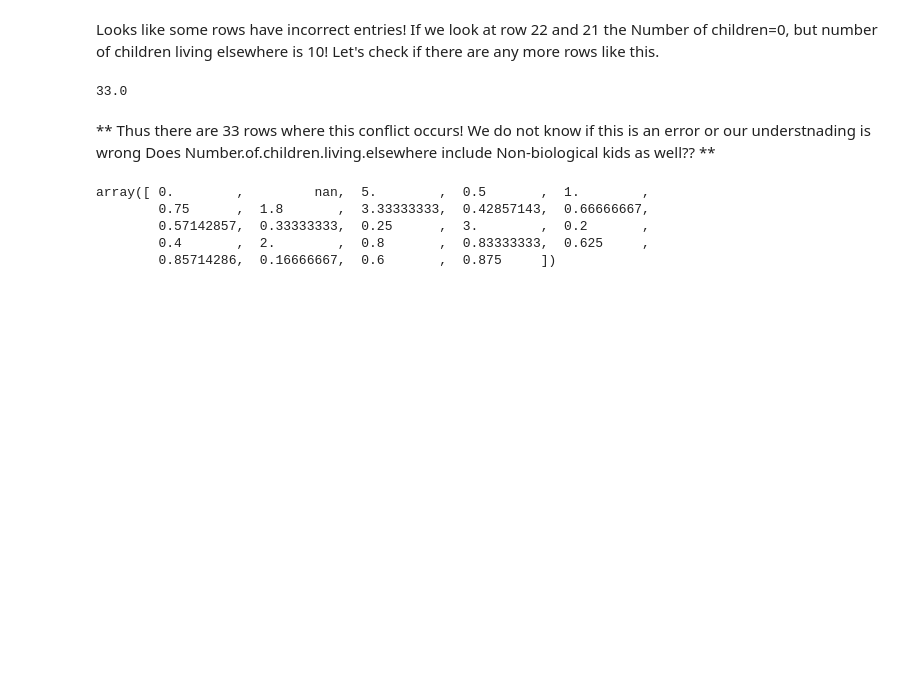
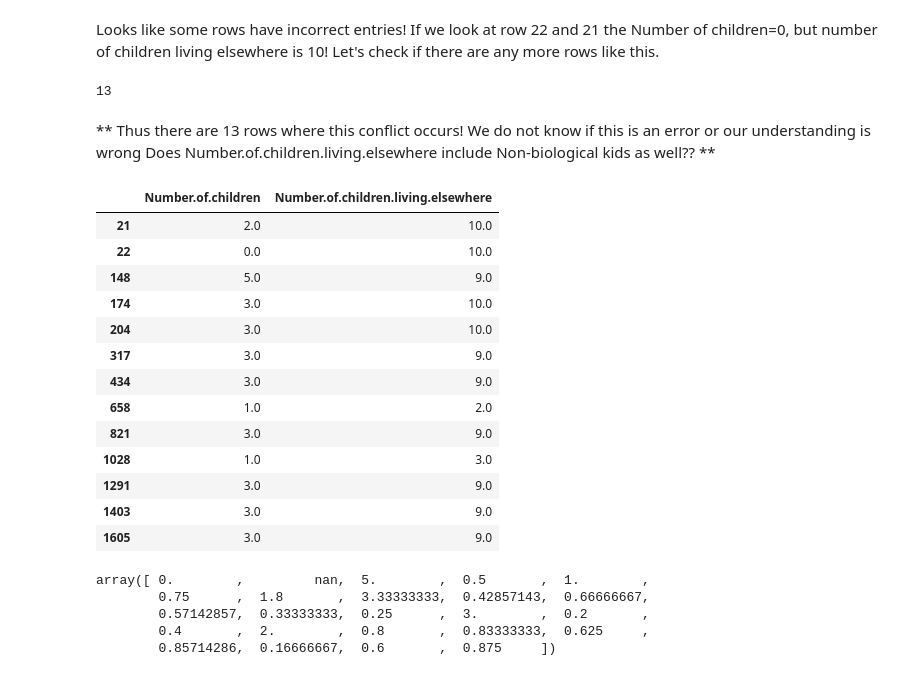
Before and after one commit to nonchalantroy/teamavivo, a Jupyter notebook: Prableen/Data Cleaning Discharge Data.ipynb, the cells around one changed output. Drawn from its saved outputs; the diff is of its cells as text; code cells hidden in the pictures; blank space fills up the shorter version.

```diff
--- a/Prableen/Data Cleaning Discharge Data.ipynb
+++ b/Prableen/Data Cleaning Discharge Data.ipynb
@@ -220,0 +223,4 @@ For example:
+# %%
+#Dropping 'Any.children.living.else.where.due.to.CPS.court.order.or.action'
+discharge_new = discharge_new.drop('Any.children.living.else.where.due.to.CPS.court.order.or.action', axis=1)
+discharge_new.shape
@@ -248,5 +256,5 @@ Looking at the data above we can see that the two columns are consistent with ea
 Further, we can convert the categorical column **Number.of.children** into a numeric one - for later use.
 # %%
 #Dropping column
-discharge_new = discharge_new.drop('Does.client.have.children', axis=1)
-print(discharge_new.shape)
+#discharge_new = discharge_new.drop('Does.client.have.children', axis=1)
+#print(discharge_new.shape)
@@ -311,12 +317,29 @@ discharge_new[['Number.of.children','Number.of.children.living.elsewhere']]
 Looks like some rows have incorrect entries! If we look at row 22 and 21 the Number of children=0, but number of children living elsewhere is 10! Let's check if there are any more rows like this.
 # %%
 result = discharge_new[discharge_new['Number.of.children'] < discharge_new['Number.of.children.living.elsewhere']]
-result['Number.of.children'].sum()
+result['Number.of.children'].count()
 # %% [output]
-33.0
+13
 # %% [markdown]
-** Thus there are 33 rows where this conflict occurs! We do not know if this is an error or our understnading is wrong
+** Thus there are 13 rows where this conflict occurs! We do not know if this is an error or our understanding is wrong
 Does Number.of.children.living.elsewhere include Non-biological kids as well?? **
+# %%
+result[['Number.of.children','Number.of.children.living.elsewhere']]
+# %% [output]
+|  | Number.of.children | Number.of.children.living.elsewhere |
+| 21 | 2.0 | 10.0 |
+| 22 | 0.0 | 10.0 |
+| 148 | 5.0 | 9.0 |
+| 174 | 3.0 | 10.0 |
+| 204 | 3.0 | 10.0 |
+| 317 | 3.0 | 9.0 |
+| 434 | 3.0 | 9.0 |
+| 658 | 1.0 | 2.0 |
+| 821 | 3.0 | 9.0 |
+| 1028 | 1.0 | 3.0 |
+| 1291 | 3.0 | 9.0 |
+| 1403 | 3.0 | 9.0 |
+| 1605 | 3.0 | 9.0 |
 # %%
 # Calculating ratio of children lost to parental rights/living elsewhere might be
 # more useful as an indicator when compared to just the values
```
Also changed, not shown: parts of 8 cells of this notebook, 1 other file.
